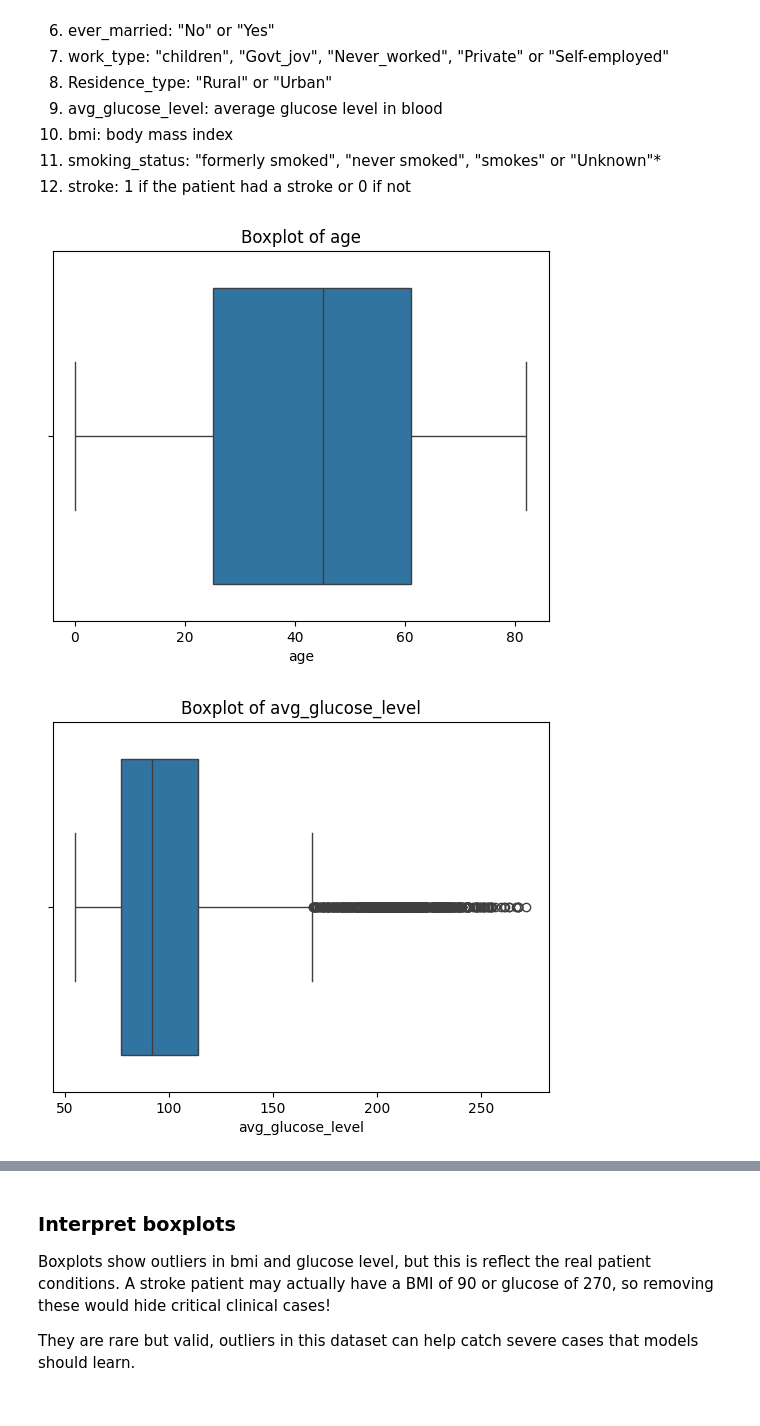
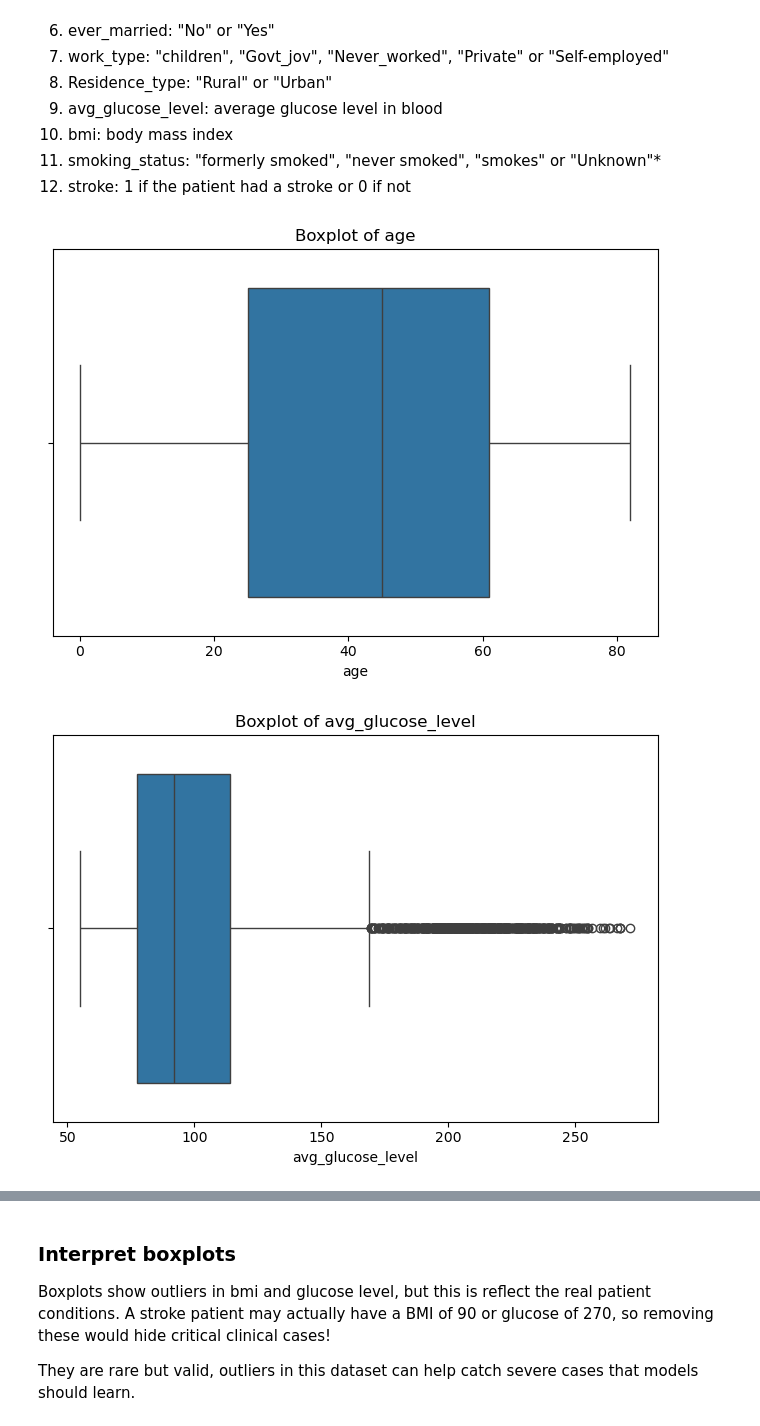
Before and after one commit to Team-6-AAI-501/strokeprediction, a Jupyter notebook: jupyternotebook/aai501StrokePrediction.ipynb, the cells around one changed output, grey strips where cells are left out. Cells and saved outputs as stored; diff of their text form; code cells hidden in the pictures.

```diff
--- a/jupyternotebook/aai501StrokePrediction.ipynb
+++ b/jupyternotebook/aai501StrokePrediction.ipynb
@@ -126,10 +127,12 @@ This dataset contains a total of 5,110 rows with no duplicate, and the 'bmi' par
 # %%
 numerical_features = ['age', 'avg_glucose_level', 'bmi']
 
 for col in numerical_features:
     sns.boxplot(x=df[col])
     plt.title(f'Boxplot of {col}')
+    plt.savefig(f'boxplot_{col}.png')
+    plt.tight_layout()
     plt.show()
 # %% [output]
-[figure, old version]
+[figure, new version]
-[figure, old version]
+[figure, new version]
```
Also changed, not shown: parts of 12 cells of this notebook, 19 other files.
